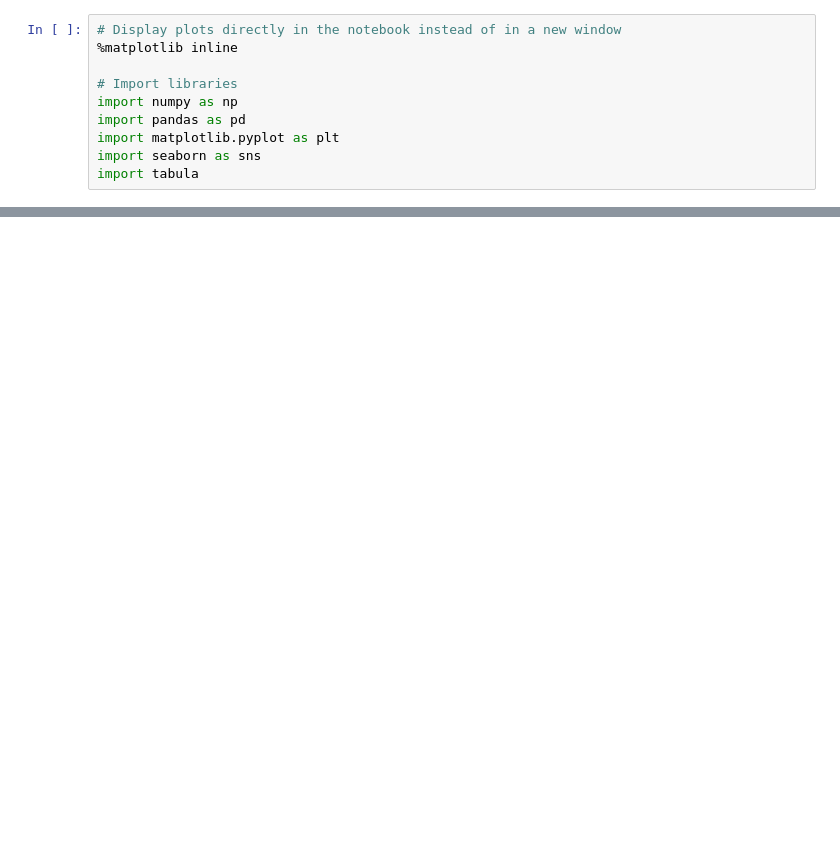
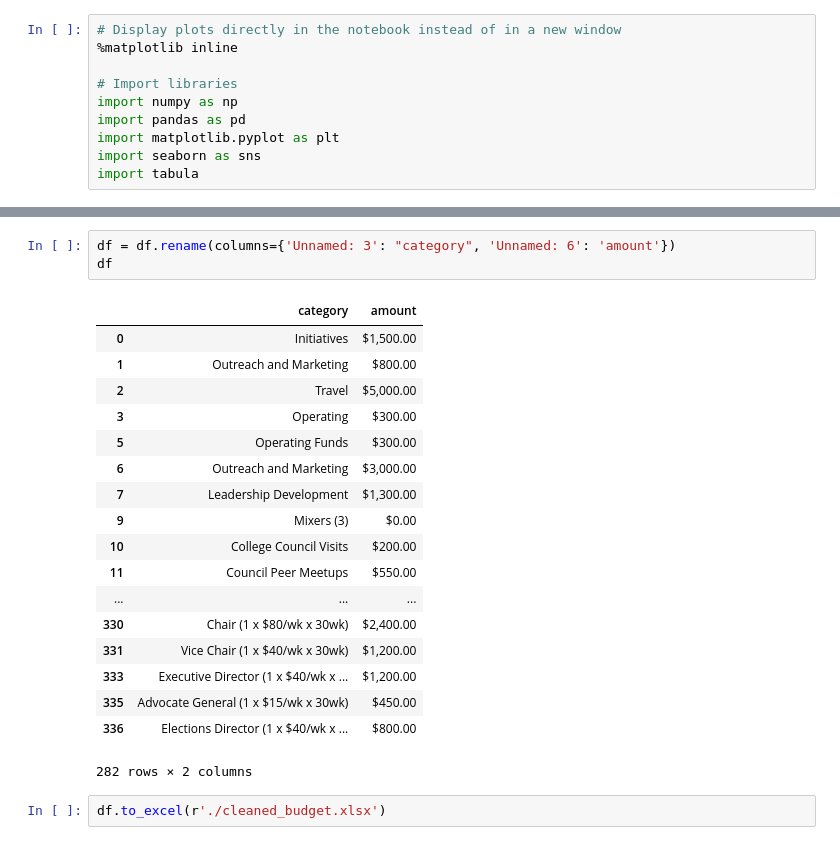
Before and after one commit to TongJin98/AS_Data_Officer, a Jupyter notebook: Budget_Analysis.ipynb, the cells around one changed output, grey strips where cells are left out. Saved outputs shown, nothing was run; the diff lists cells and outputs as text; blank space fills up the shorter version.

```diff
--- a/Budget_Analysis.ipynb
+++ b/Budget_Analysis.ipynb
@@ -35,0 +47,24 @@ df
+# %%
+df = df.rename(columns={'Unnamed: 3': "category", 'Unnamed: 6': 'amount'})
+df
+# %% [output]
+|  | category | amount |
+| 0 | Initiatives | $1,500.00 |
+| 1 | Outreach and Marketing | $800.00 |
+| 2 | Travel | $5,000.00 |
+| 3 | Operating | $300.00 |
+| 5 | Operating Funds | $300.00 |
+| 6 | Outreach and Marketing | $3,000.00 |
+| 7 | Leadership Development | $1,300.00 |
+| 9 | Mixers (3) | $0.00 |
+| 10 | College Council Visits | $200.00 |
+| 11 | Council Peer Meetups | $550.00 |
+| ... | ... | ... |
+| 330 | Chair (1 x $80/wk x 30wk) | $2,400.00 |
+| 331 | Vice Chair (1 x $40/wk x 30wk) | $1,200.00 |
+| 333 | Executive Director (1 x $40/wk x ... | $1,200.00 |
+| 335 | Advocate General (1 x $15/wk x 30wk) | $450.00 |
+| 336 | Elections Director (1 x $40/wk x ... | $800.00 |
+282 rows × 2 columns
+# %%
+df.to_excel(r'./cleaned_budget.xlsx')
```
Also changed, not shown: parts of 7 cells of this notebook, 4 other files.
